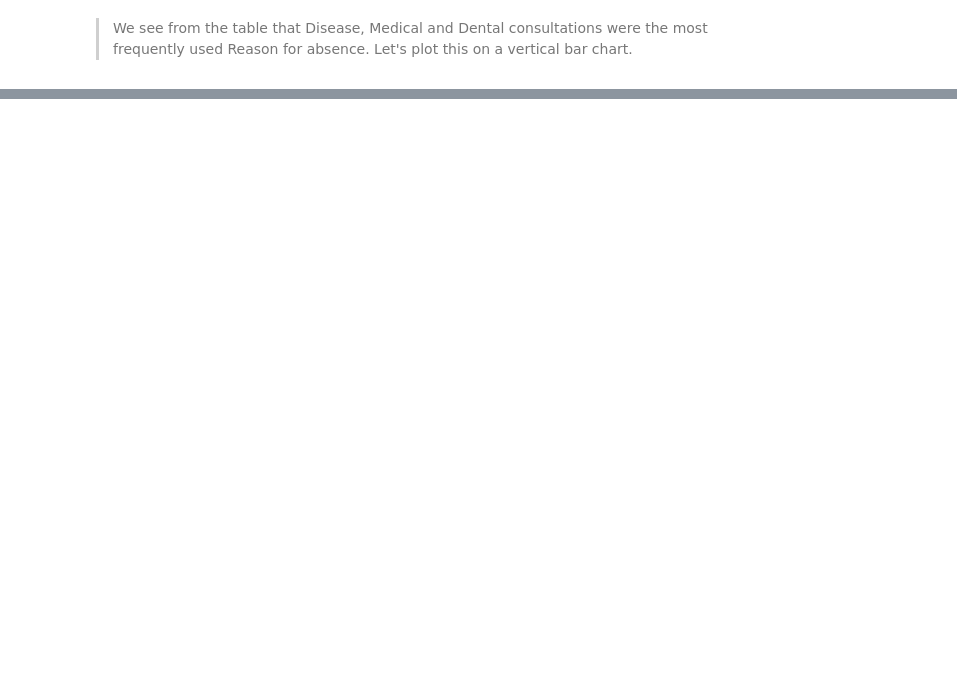
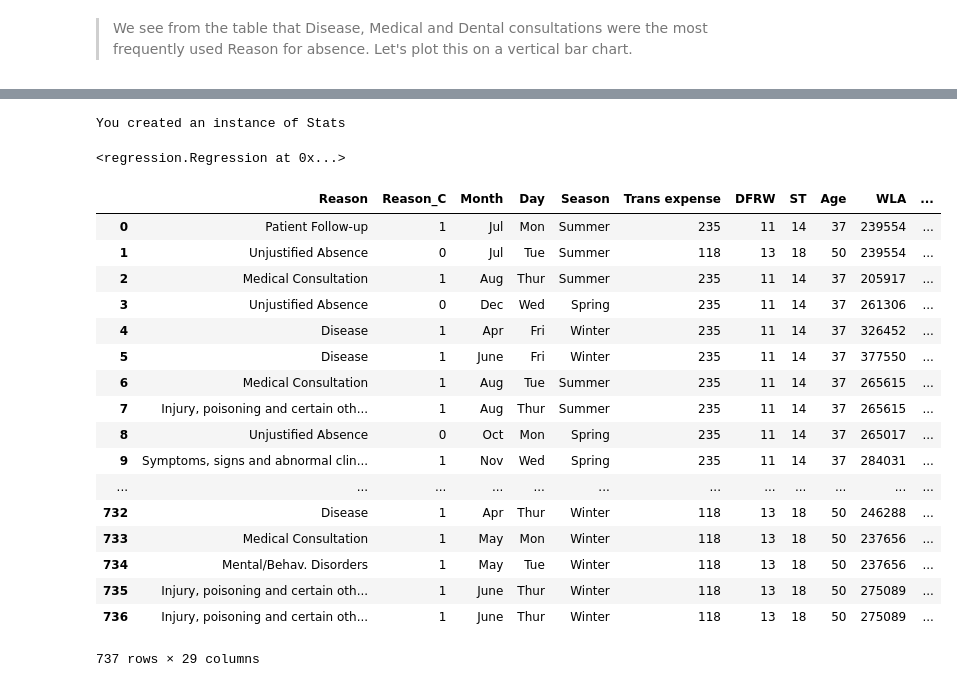
Before and after one commit to jentche/Emmanuel_Python_Lessons, a Jupyter notebook: Final Project/Absenteeism at work.ipynb, the cells around one changed output, grey strips where cells are left out. Drawn from its saved outputs; the diff is of its cells as text; code cells hidden in the pictures; blank space fills up the shorter version.

```diff
--- a/Final Project/Absenteeism at work.ipynb
+++ b/Final Project/Absenteeism at work.ipynb
@@ -657,0 +377,9 @@ def joint_f_error(self):
+# %%
+from regression import Regression
+
+# create an instance of the regression class
+reg = Regression()
+reg
+# %% [output]
+You created an instance of Stats
+<regression.Regression at 0x...>
@@ -657,0 +399,21 @@ def joint_f_error(self):
+# %%
+reg.data
+# %% [output]
+|  | Reason | Reason_C | Month | Day | Season | Trans expense | DFRW | ST | Age | WLA | ... |
+| 0 | Patient Follow-up | 1 | Jul | Mon | Summer | 235 | 11 | 14 | 37 | 239554 | ... |
+| 1 | Unjustified Absence | 0 | Jul | Tue | Summer | 118 | 13 | 18 | 50 | 239554 | ... |
+| 2 | Medical Consultation | 1 | Aug | Thur | Summer | 235 | 11 | 14 | 37 | 205917 | ... |
+| 3 | Unjustified Absence | 0 | Dec | Wed | Spring | 235 | 11 | 14 | 37 | 261306 | ... |
+| 4 | Disease | 1 | Apr | Fri | Winter | 235 | 11 | 14 | 37 | 326452 | ... |
+| 5 | Disease | 1 | June | Fri | Winter | 235 | 11 | 14 | 37 | 377550 | ... |
+| 6 | Medical Consultation | 1 | Aug | Tue | Summer | 235 | 11 | 14 | 37 | 265615 | ... |
+| 7 | Injury, poisoning and certain oth... | 1 | Aug | Thur | Summer | 235 | 11 | 14 | 37 | 265615 | ... |
+| 8 | Unjustified Absence | 0 | Oct | Mon | Spring | 235 | 11 | 14 | 37 | 265017 | ... |
+| 9 | Symptoms, signs and abnormal clin... | 1 | Nov | Wed | Spring | 235 | 11 | 14 | 37 | 284031 | ... |
+| ... | ... | ... | ... | ... | ... | ... | ... | ... | ... | ... | ... |
+| 732 | Disease | 1 | Apr | Thur | Winter | 118 | 13 | 18 | 50 | 246288 | ... |
+| 733 | Medical Consultation | 1 | May | Mon | Winter | 118 | 13 | 18 | 50 | 237656 | ... |
+| 734 | Mental/Behav. Disorders | 1 | May | Tue | Winter | 118 | 13 | 18 | 50 | 237656 | ... |
+| 735 | Injury, poisoning and certain oth... | 1 | June | Thur | Winter | 118 | 13 | 18 | 50 | 275089 | ... |
+| 736 | Injury, poisoning and certain oth... | 1 | June | Thur | Winter | 118 | 13 | 18 | 50 | 275089 | ... |
+737 rows × 29 columns
```
Also changed, not shown: parts of 15 cells of this notebook.
